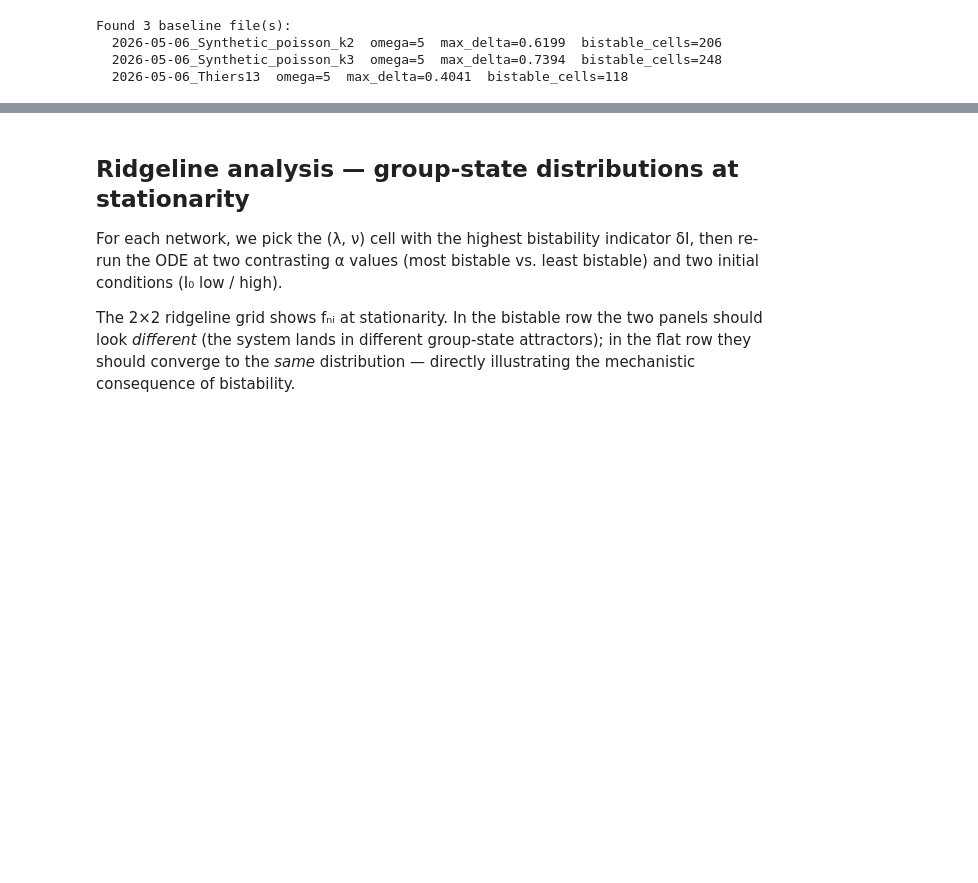
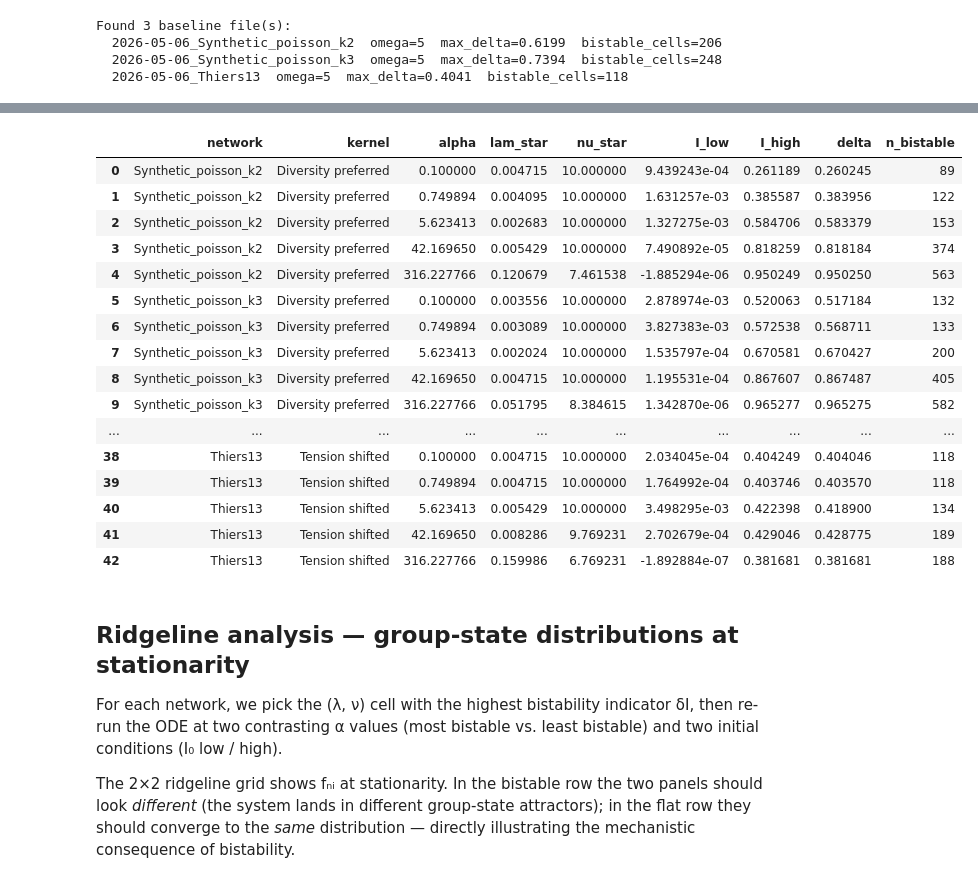
Before and after one commit to marobinette/mocs_spring_2026_project, a Jupyter notebook: analysis.ipynb, the cells around one changed output, grey strips where cells are left out. Saved outputs shown, nothing was run; the diff lists cells and outputs as text; code cells hidden in the pictures; blank space fills up the shorter version.

```diff
--- a/analysis.ipynb
+++ b/analysis.ipynb
@@ -499,0 +442,51 @@ Found 3 baseline file(s):
+# %%
+# --- Peak-bistability summary table (per network × kernel × α) ---
+import pandas as pd
+
+table_dictionary = {
+    'diversity_tension': "Diversity tension",
+    'tension_shifted':   "Tension shifted",
+    'mixture':          "Diversity preferred",
+}
+
+rows = []
+for label, data in all_data.items():
+    for run in data['runs']:
+        peak_idx = np.unravel_index(run['delta'].argmax(), run['delta'].shape)
+        n_bi = int((run['delta'] > 0.05).sum())
+        rows.append({
+            'network':    data['network'],
+            'kernel':     table_dictionary.get(data['kernel'], data['kernel']),
+            'alpha':      run['alpha'],
+            'lam_star':   float(run['lam'][peak_idx[0]]),
+            'nu_star':    float(run['nu'][peak_idx[1]]),
+            'I_low':      float(run['I_low'][peak_idx]),
+            'I_high':     float(run['I_high'][peak_idx]),
+            'delta':      float(run['delta'][peak_idx]),
+            'n_bistable': n_bi,
+        })
+
+summary_df = (
+    pd.DataFrame(rows)
+      .sort_values(['kernel', 'network', 'alpha'])
+      .reset_index(drop=True)
+)
+
+fmt = {
+    'alpha':    lambda x: f'{x:.2g}',
+    'lam_star': lambda x: f'{x:.2e}',
+    'nu_star':  lambda x: f'{x:.2f}',
+    'I_low':    lambda x: f'{x:.3f}',
+    'I_high':   lambda x: f'{x:.3f}',
+    'delta':    lambda x: f'{x:.3f}',
+}
+
+for ker, grp in summary_df.groupby('kernel'):
+    print(f'\n=== {ker} ===')
+    print(grp.drop(columns=['kernel']).to_string(index=False, formatters=fmt))
+
+summary_df.to_csv('figures/peak_bistability_summary.csv', index=False)
+print('\nSaved → figures/peak_bistability_summary.csv')
+
+summary_df
+# %% [output]
@@ -500,3 +510,20 @@ Found 3 baseline file(s):
+|  | network | kernel | alpha | lam_star | nu_star | I_low | I_high | delta | n_bistable |
+| 0 | Synthetic_poisson_k2 | Diversity preferred | 0.100000 | 0.004715 | 10.000000 | 9.439243e-04 | 0.261189 | 0.260245 | 89 |
+| 1 | Synthetic_poisson_k2 | Diversity preferred | 0.749894 | 0.004095 | 10.000000 | 1.631257e-03 | 0.385587 | 0.383956 | 122 |
+| 2 | Synthetic_poisson_k2 | Diversity preferred | 5.623413 | 0.002683 | 10.000000 | 1.327275e-03 | 0.584706 | 0.583379 | 153 |
+| 3 | Synthetic_poisson_k2 | Diversity preferred | 42.169650 | 0.005429 | 10.000000 | 7.490892e-05 | 0.818259 | 0.818184 | 374 |
+| 4 | Synthetic_poisson_k2 | Diversity preferred | 316.227766 | 0.120679 | 7.461538 | -1.885294e-06 | 0.950249 | 0.950250 | 563 |
+| 5 | Synthetic_poisson_k3 | Diversity preferred | 0.100000 | 0.003556 | 10.000000 | 2.878974e-03 | 0.520063 | 0.517184 | 132 |
+| 6 | Synthetic_poisson_k3 | Diversity preferred | 0.749894 | 0.003089 | 10.000000 | 3.827383e-03 | 0.572538 | 0.568711 | 133 |
+| 7 | Synthetic_poisson_k3 | Diversity preferred | 5.623413 | 0.002024 | 10.000000 | 1.535797e-04 | 0.670581 | 0.670427 | 200 |
+| 8 | Synthetic_poisson_k3 | Diversity preferred | 42.169650 | 0.004715 | 10.000000 | 1.195531e-04 | 0.867607 | 0.867487 | 405 |
+| 9 | Synthetic_poisson_k3 | Diversity preferred | 316.227766 | 0.051795 | 8.384615 | 1.342870e-06 | 0.965277 | 0.965275 | 582 |
+| ... | ... | ... | ... | ... | ... | ... | ... | ... | ... |
+| 38 | Thiers13 | Tension shifted | 0.100000 | 0.004715 | 10.000000 | 2.034045e-04 | 0.404249 | 0.404046 | 118 |
+| 39 | Thiers13 | Tension shifted | 0.749894 | 0.004715 | 10.000000 | 1.764992e-04 | 0.403746 | 0.403570 | 118 |
+| 40 | Thiers13 | Tension shifted | 5.623413 | 0.005429 | 10.000000 | 3.498295e-03 | 0.422398 | 0.418900 | 134 |
+| 41 | Thiers13 | Tension shifted | 42.169650 | 0.008286 | 9.769231 | 2.702679e-04 | 0.429046 | 0.428775 | 189 |
+| 42 | Thiers13 | Tension shifted | 316.227766 | 0.159986 | 6.769231 | -1.892884e-07 | 0.381681 | 0.381681 | 188 |
 # %% [markdown]
 ## Ridgeline analysis — group-state distributions at stationarity
 
```
Also changed, not shown: parts of 9 cells of this notebook, 24 other files.
